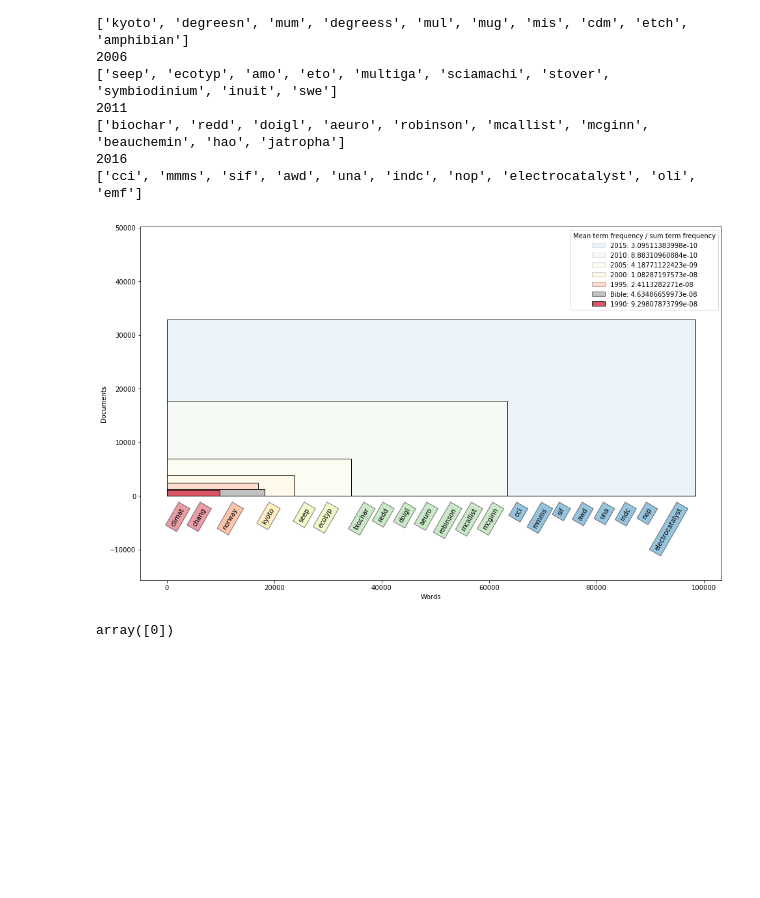
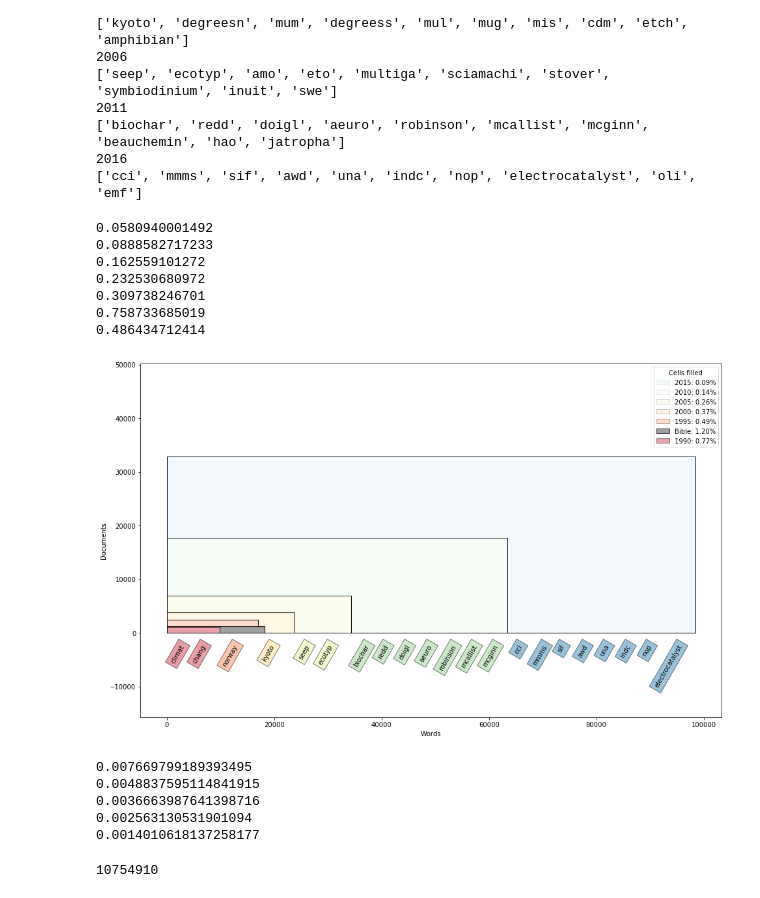
Before and after one commit to mcallaghan/cc-topography, a Jupyter notebook: code/new_words.ipynb, the cells around one changed output. Drawn from its saved outputs; the diff is of its cells as text; code cells hidden in the pictures; blank space fills up the shorter version.

Commit message:
calculate cells filled

```diff
--- a/code/new_words.ipynb
+++ b/code/new_words.ipynb
@@ -145,7 +145,9 @@ def vvrect(X,col_x,m):
 
 #X_count.append(X_y)
 
-nmeans = normalize([[x.mean()/x.sum() for x in X_count]])[0]
+#nmeans = normalize([[x.mean()/x.sum() for x in X_count]])[0]
+means = [x.nnz / (x.shape[0] * x.shape[1]) * 100 for x in X_count]
+nmeans = normalize([[x.nnz / (x.shape[0] * x.shape[1]) for x in X_count]])[0]
 
 crange = ['#fbb4ae','#b3cde3','#ccebc5','#decbe4','#fed9a6','#ffffcc']
 
@@ -162,42 +164,62 @@ left = 0
 
 for x in [5,4,3,2,1,6,0]:
     a = (nmeans[x]+0.1)/1.1
-    #a = nmeans[x]
+    a = nmeans[x]
+    print(a)
+    #a = means[x]
     vvrect(X_count[x], "None",1)
     vvrect(X_count[x], "white",1)
     p = vvrect(X_count[x], crange[x] ,a)
     plots.append(p[0])
-    lvalues.append(str(years[x]) + ": " + str(X_count[x].mean()/X_count[x].sum()))
+    #lvalues.append(str(years[x]) + ": " + str(means[x]))
+    lvalues.append("{}: {:.2f}%".format(years[x],means[x]))
 
     if x < 6:
         ix = abs(5-x)
         right = X_count[ix].shape[1]
         gap = right - left
         l = left
         space = 4000
         for i in range(gap // space):
             if i < 10:
                 plt.text(
                     l+space/2,-2000,n_words[abs(5-x)][i],
                     rotation=60,va="top",ha="center",
                     bbox={'facecolor': crange[ix], 'alpha':0.5, 'pad':5}
                 )
                 l+=space
 
 
     left = right
 
-plt.legend(plots,lvalues,title='Mean term frequency / sum term frequency')
+#plt.legend(plots,lvalues,title='Mean term frequency / sum term frequency')
+plt.legend(plots,lvalues,title='Cells filled')
 
 plt.axis('equal')
 plt.ylabel('Documents')
 plt.xlabel('Words')
 plt.savefig('../plots/volume_variety_bible.png',bbox_inches='tight')
 
 plt.show()
 # %% [output]
+0.0580940001492
+0.0888582717233
+0.162559101272
+0.232530680972
+0.309738246701
+0.758733685019
+0.486434712414
-[figure, old version]
+[figure, new version]
-# %%
-ind
-# %% [output]
-array([0])
+# %%
+for i in range(0,5):
+    print(X_count[i].nnz / (X_count[i].shape[0] * X_count[i].shape[1]))
+# %% [output]
+0.007669799189393495
+0.0048837595114841915
+0.0036663987641398716
+0.002563130531901094
+0.0014010618137258177
+# %%
+ X_count[0].shape[0] * X_count[0].shape[1]
+# %% [output]
+10754910
```
Also changed, not shown: 1 other file.
